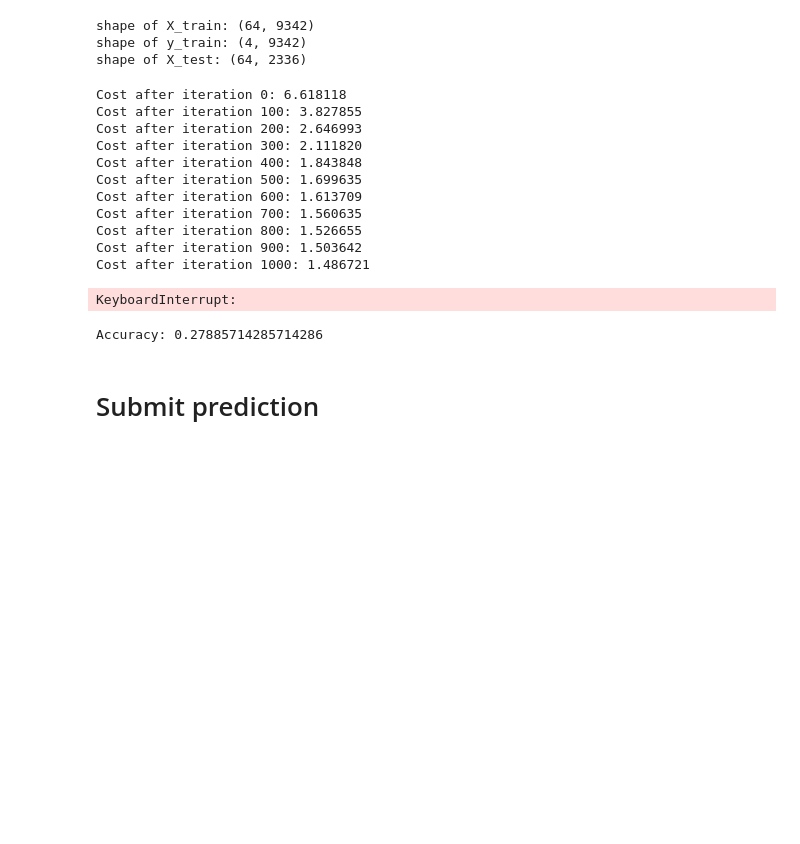
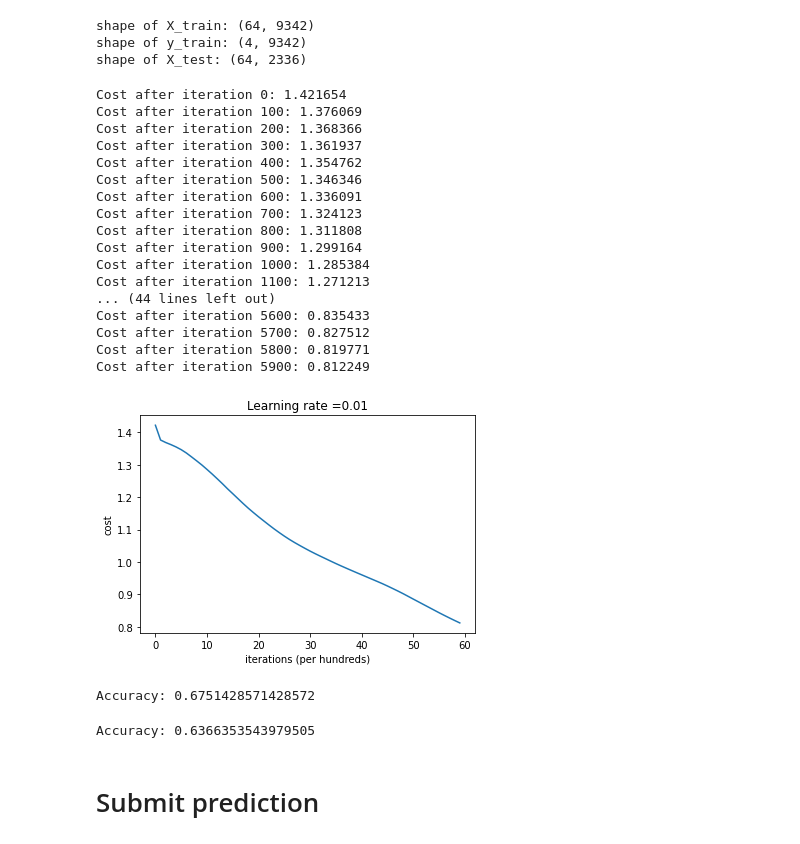
Before and after one commit to 108062138/MLlab03, a Jupyter notebook: 108062138_hw3.ipynb, the cells around one changed output. Cells and saved outputs as stored; diff of their text form; code cells hidden in the pictures; blank space fills up the shorter version.

```diff
--- a/108062138_hw3.ipynb
+++ b/108062138_hw3.ipynb
@@ -1490,35 +1490,43 @@ if bonus:
 # %%
 # GRADED CODE: hyperparameter tuning
 # suggestion: 4-5 layers, layer node < 1000, learning rate < 0.01, iterations > 2500
 if bonus:
   ### START CODE HERE ### (≈ 2 lines of code) (bonus)
-  layers_dims = [64,32,16,8,4,2,1,4] #  e.g. [64, 1, 1, 1, 4]
-  parameters = L_layer_model(X_train, y_train, layers_dims, learning_rate = 0.0001, num_iterations = 15000, print_cost = True, classes=4)
+  layers_dims = [64,16,4,1,4] #  e.g. [64, 1, 1, 1, 4]
+  parameters = L_layer_model(X_train, y_train, layers_dims, learning_rate = 0.01, num_iterations = 6000, print_cost = True, classes=4)
   ### END CODE HERE ###
 # %% [output]
-Cost after iteration 0: 6.618118
-Cost after iteration 100: 3.827855
-Cost after iteration 200: 2.646993
-Cost after iteration 300: 2.111820
-Cost after iteration 400: 1.843848
-Cost after iteration 500: 1.699635
-Cost after iteration 600: 1.613709
-Cost after iteration 700: 1.560635
-Cost after iteration 800: 1.526655
-Cost after iteration 900: 1.503642
-Cost after iteration 1000: 1.486721
+Cost after iteration 0: 1.421654
+Cost after iteration 100: 1.376069
+Cost after iteration 200: 1.368366
+Cost after iteration 300: 1.361937
+Cost after iteration 400: 1.354762
+Cost after iteration 500: 1.346346
+Cost after iteration 600: 1.336091
+Cost after iteration 700: 1.324123
+Cost after iteration 800: 1.311808
+Cost after iteration 900: 1.299164
+Cost after iteration 1000: 1.285384
+Cost after iteration 1100: 1.271213
+... (44 lines left out)
+Cost after iteration 5600: 0.835433
+Cost after iteration 5700: 0.827512
+Cost after iteration 5800: 0.819771
+Cost after iteration 5900: 0.812249
-KeyboardInterrupt:
+[figure, added]
 # %%
 if bonus:
   pred_train = predict(X_train, y_train, parameters, 4)
 # %% [output]
-Accuracy: 0.27885714285714286
+Accuracy: 0.6751428571428572
 # %%
 #You can check for your validation accuracy here. (Optional)
 if bonus:
 ### START CODE HERE ###
-  None
+  predict(X_valid, y_valid, parameters, 4)
 ### END CODE HERE ###
+# %% [output]
+Accuracy: 0.6366353543979505
 # %%
 if bonus:
   pred_test = predict(X_test, None, parameters, 4)
```
Also changed, not shown: parts of 2 cells of this notebook.
